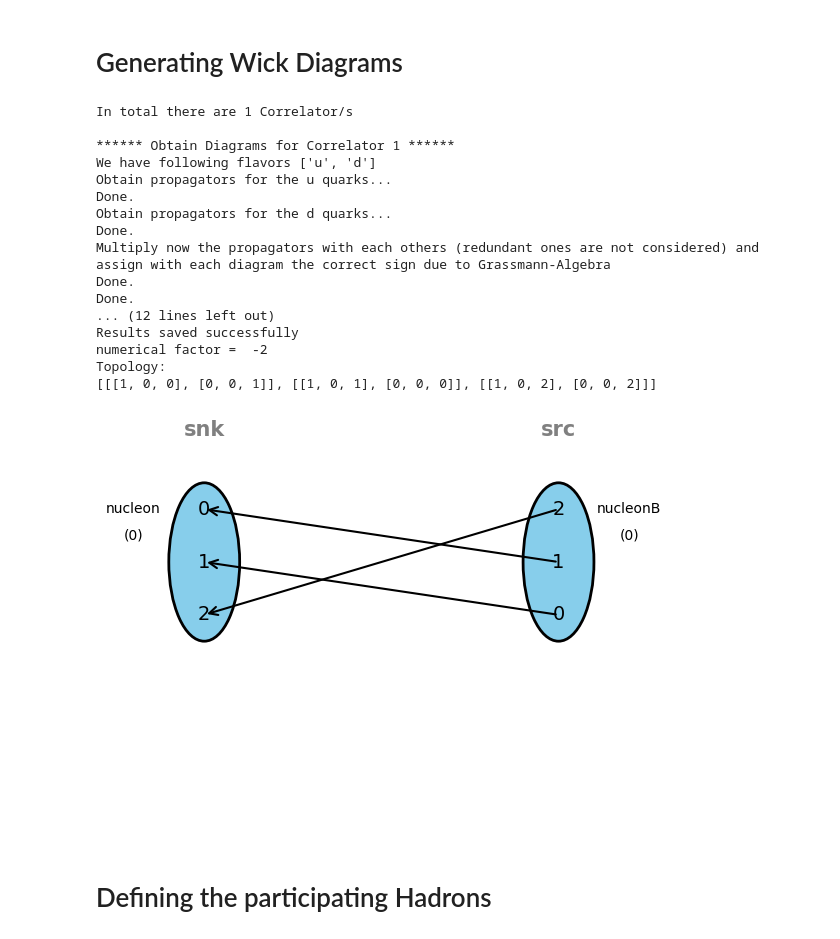
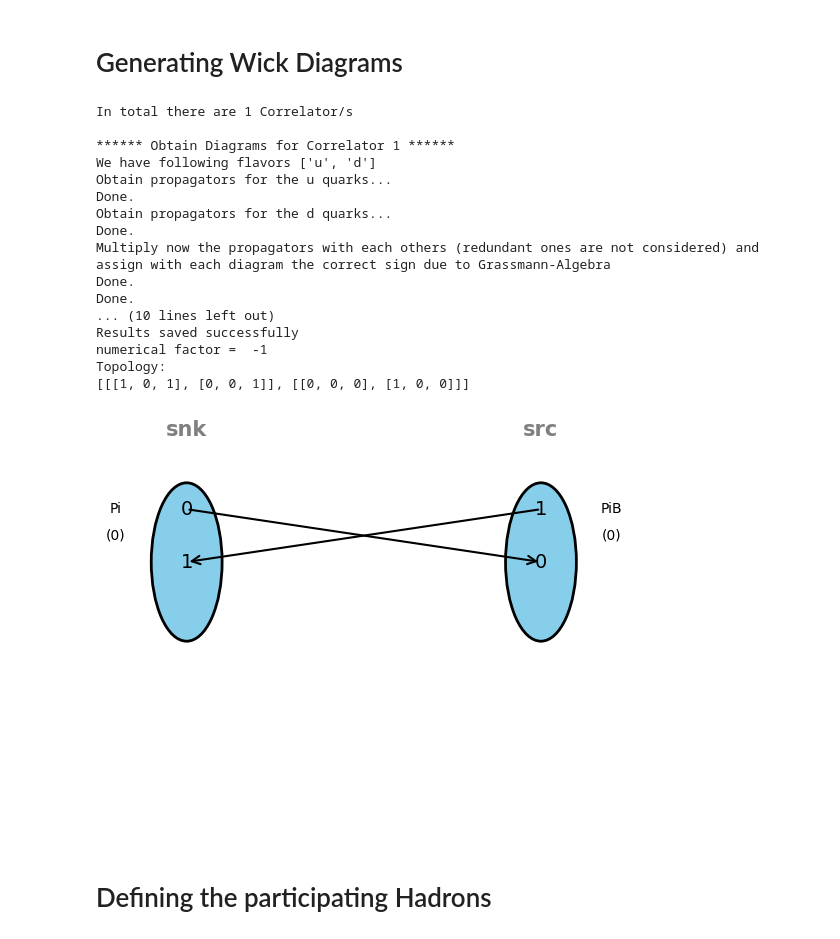
Before and after one commit to Herzallah15/PyTorTractor, a Jupyter notebook: Main.ipynb, the cells around one changed output. Saved outputs shown, nothing was run; the diff lists cells and outputs as text; code cells hidden in the pictures.

```diff
--- a/Main.ipynb
+++ b/Main.ipynb
@@ -3,36 +3,36 @@
 # %% [markdown]
 # Generating Wick Diagrams
 # %%
-O1 = Nucleon(1/2)
+O1 = Pion(1)
 O1_ontime = OpTimeSlice(1, O1)
 O2 = bar(O1)
 O2_ontime = OpTimeSlice(0, O2)
 Correlator = O1_ontime * O2_ontime
 Result = Correlator.Laudtracto()
-writeresults(Result, O1_ontime, O2_ontime, path = 'PyTor_Test_1N.hdf5')
+writeresults(Result, O1_ontime, O2_ontime, path = 'PyTor_Test_1P.hdf5')
 tcmpr = []
 for res in Result:
     a = res.bulavision()
     tcmpr.append(np.array(a))
 # %% [output]
 In total there are 1 Correlator/s
 
 ****** Obtain Diagrams for Correlator 1 ******
 We have following flavors ['u', 'd']
 Obtain propagators for the u quarks...
 Done.
 Obtain propagators for the d quarks...
 Done.
 Multiply now the propagators with each others (redundant ones are not considered) and
 assign with each diagram the correct sign due to Grassmann-Algebra
 Done.
 Done.
-... (12 lines left out)
+... (10 lines left out)
 Results saved successfully
-numerical factor =  -2
+numerical factor =  -1
 Topology:
-[[[1, 0, 0], [0, 0, 1]], [[1, 0, 1], [0, 0, 0]], [[1, 0, 2], [0, 0, 2]]]
+[[[1, 0, 1], [0, 0, 1]], [[0, 0, 0], [1, 0, 0]]]
-[figure, old version]
+[figure, new version]
 # %% [markdown]
 # Defining the participating Hadrons
 # %%
```
Also changed, not shown: parts of 6 cells of this notebook, 3 other files.
